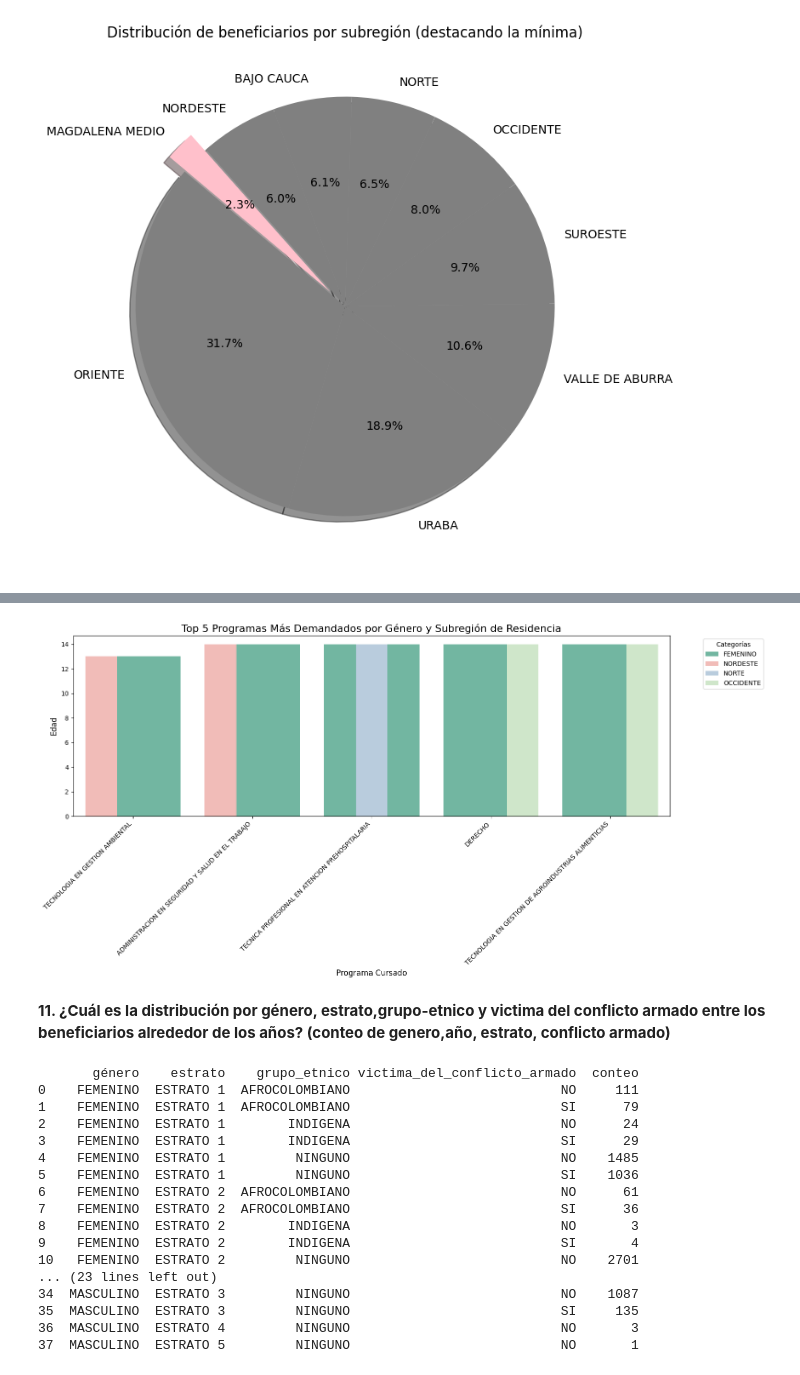
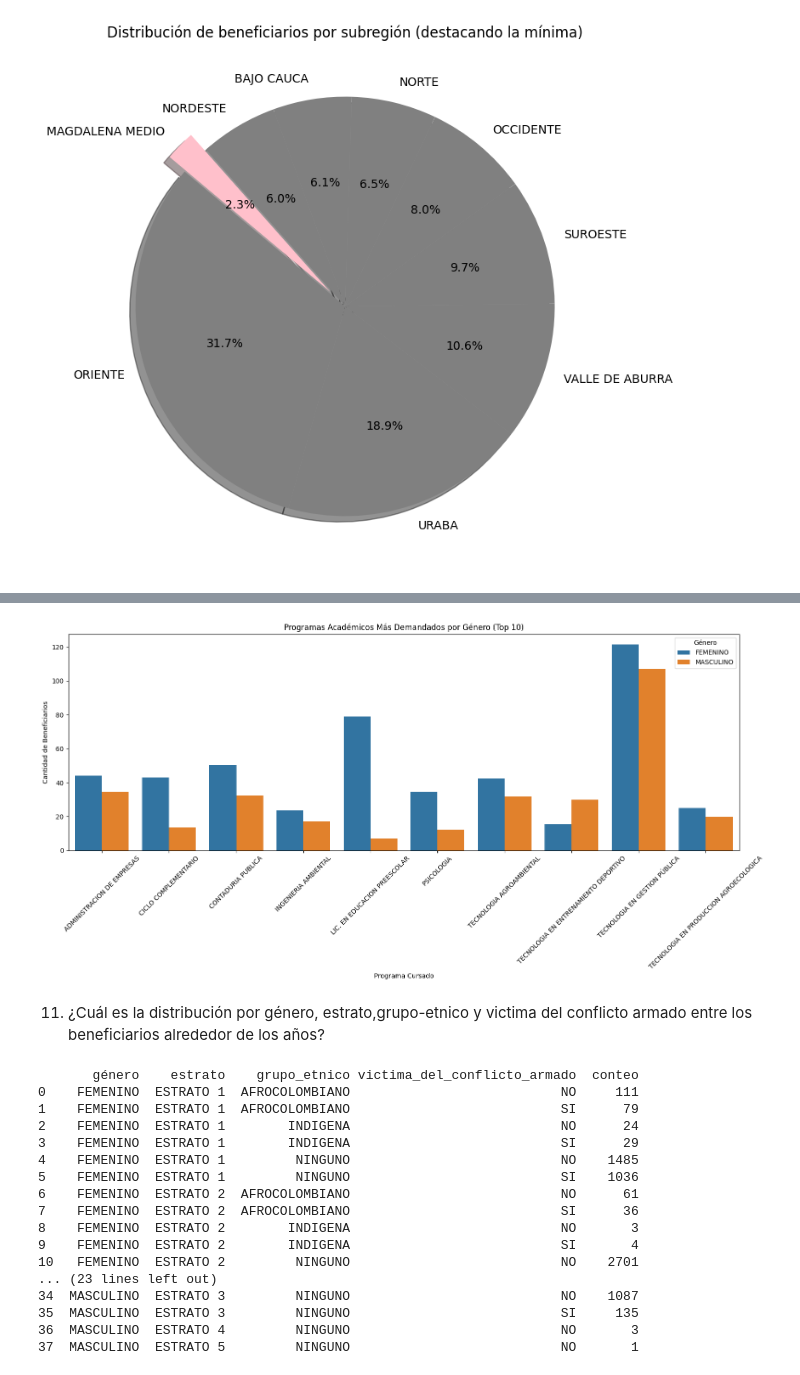
Before and after one commit to mariamejia2703/bc_analisis_becasenantioquia, a Jupyter notebook: TrabajoFinalBootcampAnalisisDeDatos.ipynb, the cells around one changed output, grey strips where cells are left out. Drawn from its saved outputs; the diff is of its cells as text; code cells hidden in the pictures.

```diff
--- a/TrabajoFinalBootcampAnalisisDeDatos.ipynb
+++ b/TrabajoFinalBootcampAnalisisDeDatos.ipynb
@@ -1159,47 +1146,36 @@ print(top_5_programas_unicos)
-# %%
-# Crear el gráfico de barras agrupadas (doble barra), usando tanto 'género' como 'subregión_de_residencia' como hue
-plt.figure(figsize=(16, 8))
-
-# Crear el gráfico de barras
-sns.barplot(
-    data=top_5_programas_unicos,
-    x='programa_cursado',
-    y='edad',
-    hue='género',  # Primer 'hue' para los géneros
-    errorbar=None,
-    palette='Set2',
-    dodge=True  # Asegura que las barras se muestren separadas
-)
-
-# Crear una segunda capa de barras para 'subregión_de_residencia'
-sns.barplot(
-    data=top_5_programas_unicos,
-    x='programa_cursado',
-    y='edad',
-    hue='subregión_de_residencia',  # Segundo 'hue' para la subregión
-    errorbar=None,
-    palette='Pastel1',
-    dodge=True  # Asegura que las barras se muestren separadas
-)
-
-# Añadir título y etiquetas
-plt.title('Top 5 Programas Más Demandados por Género y Subregión de Residencia', fontsize=16)
-plt.xlabel('Programa Cursado', fontsize=12)
-plt.ylabel('Edad', fontsize=12)
-
-# Ajustar la rotación de las etiquetas del eje X para mayor legibilidad
-plt.xticks(rotation=45, ha="right")
-
-# Mostrar leyenda y gráfico
-plt.legend(title="Categorías", bbox_to_anchor=(1.05, 1), loc='upper left')
-plt.tight_layout()
-
-# Mostrar el gráfico
-plt.show()
-# %% [output]
-[figure, removed]
+# %%
+import pandas as pd
+import matplotlib.pyplot as plt
+import seaborn as sns
+
+# Filtrar los 10 programas más demandados
+top_programas = df['programa_cursado'].value_counts().nlargest(10).index
+df_top = df[df['programa_cursado'].isin(top_programas)]
+
+# Agrupar y contar
+grouped = df_top.groupby(['programa_cursado', 'género', 'subregión_de_residencia']).size().reset_index(name='conteo')
+
+# Crear el gráfico
+plt.figure(figsize=(16, 8))
+sns.barplot(
+    data=grouped,
+    x='programa_cursado',
+    y='conteo',
+    hue='género',
+    ci=None
+)
+
+plt.title('Programas Académicos Más Demandados por Género (Top 10)')
+plt.xlabel('Programa Cursado')
+plt.ylabel('Cantidad de Beneficiarios')
+plt.xticks(rotation=45)
+plt.legend(title='Género')
+plt.tight_layout()
+plt.show()
+# %% [output]
+[figure, added]
 # %% [markdown]
-**11. ¿Cuál es la distribución por género, estrato,grupo-etnico y victima del conflicto armado entre los beneficiarios alrededor de los años? (conteo de genero,año, estrato, conflicto armado)**
+11. ¿Cuál es la distribución por género, estrato,grupo-etnico y victima del conflicto armado entre los beneficiarios alrededor de los años?
 # %%
 # Convertir todos los valores de la columna 'tipo_de_formacion' a mayúsculas
 df['estrato'] = df['estrato'].str.upper()
```
Also changed, not shown: parts of 25 cells of this notebook.
